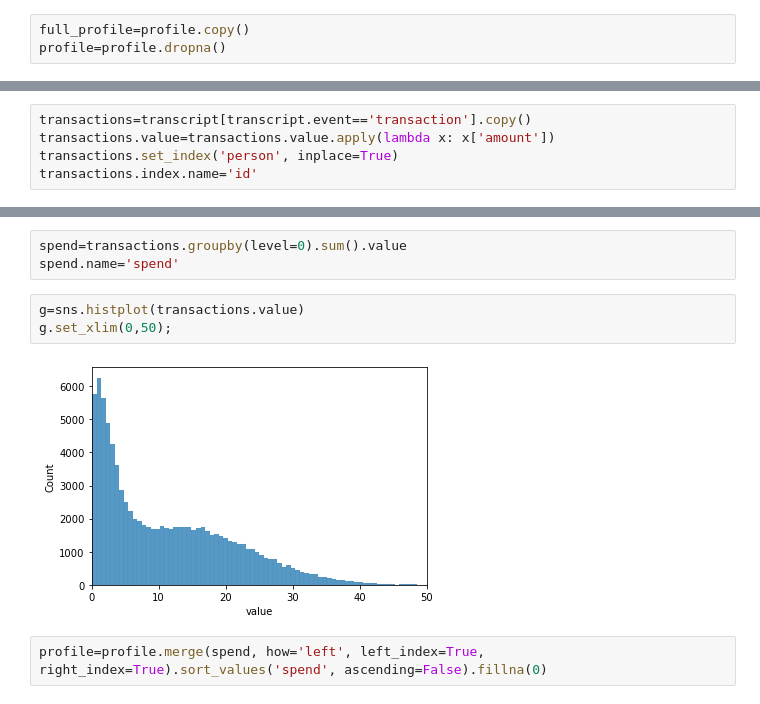
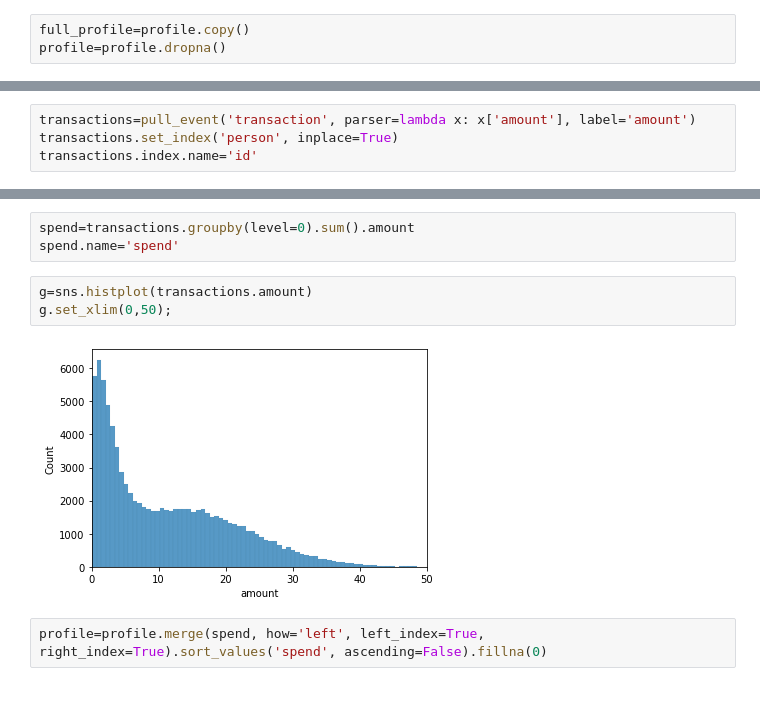
Before and after one commit to Stigant/Starbucks-Project, a Jupyter notebook: Starbucks_Capstone_notebook.ipynb, the cells around one changed output, grey strips where cells are left out. Cells and saved outputs as stored; diff of their text form.

```diff
--- a/Starbucks_Capstone_notebook.ipynb
+++ b/Starbucks_Capstone_notebook.ipynb
@@ -155,6 +154,5 @@ profile=profile.dropna()
 # %%
-transactions=transcript[transcript.event=='transaction'].copy()
-transactions.value=transactions.value.apply(lambda x: x['amount'])
+transactions=pull_event('transaction', parser=lambda x: x['amount'], label='amount')
 transactions.set_index('person', inplace=True)
 transactions.index.name='id'
 # %%
@@ -163,13 +161,13 @@ transactions.groupby('time').value.mean().plot()
 <AxesSubplot:xlabel='time'>
 [figure]
 # %%
-spend=transactions.groupby(level=0).sum().value
+spend=transactions.groupby(level=0).sum().amount
 spend.name='spend'
 # %%
-g=sns.histplot(transactions.value)
+g=sns.histplot(transactions.amount)
 g.set_xlim(0,50);
 # %% [output]
-[figure, old version]
+[figure, new version]
 # %%
 profile=profile.merge(spend, how='left', left_index=True, right_index=True).sort_values('spend', ascending=False).fillna(0)
 # %%
```
Also changed, not shown: parts of 81 cells of this notebook.
